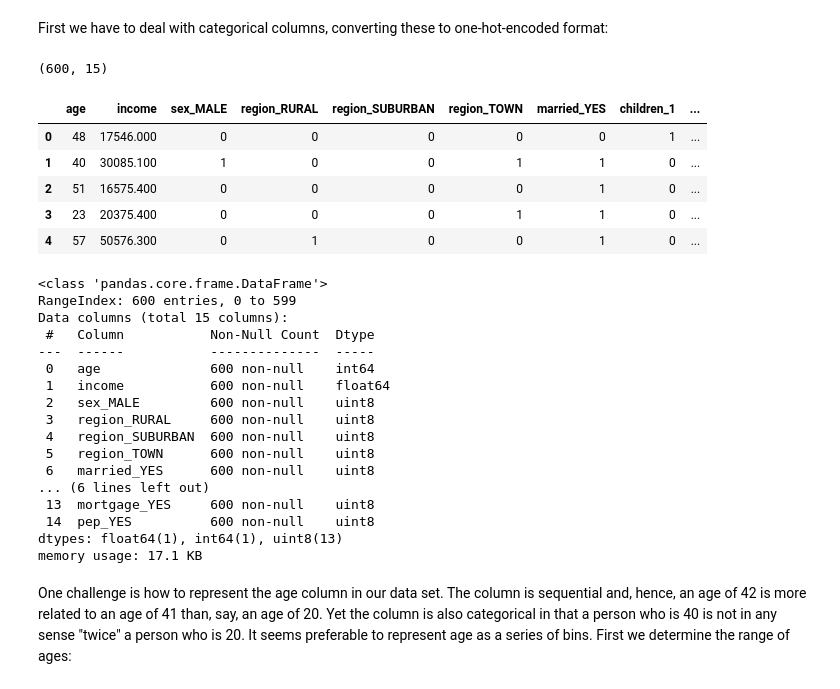
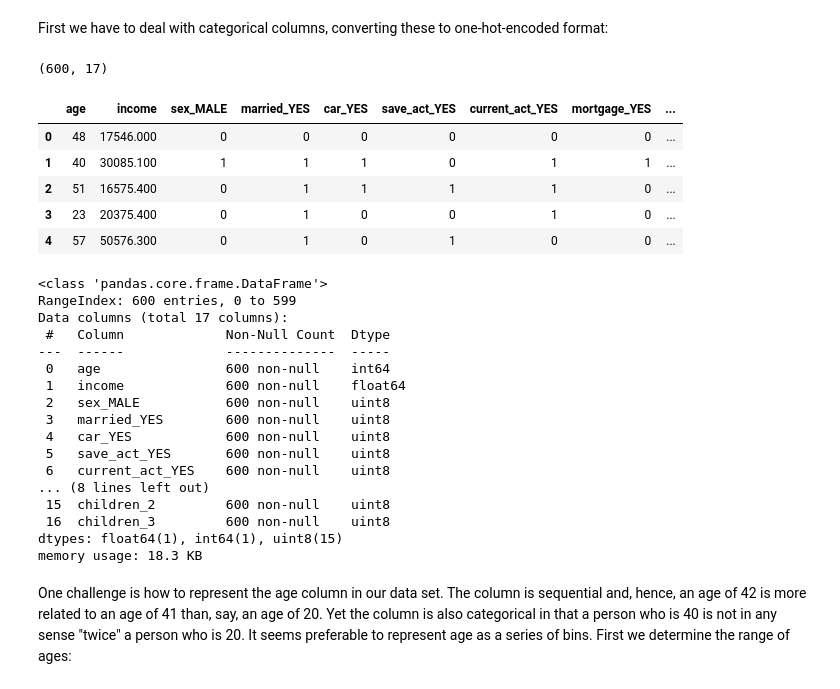
Before and after one commit to pelorenz/data-science-420, a Jupyter notebook: L06-PeterLorenz.ipynb, the cells around one changed output. Drawn from its saved outputs; the diff is of its cells as text; code cells hidden in the pictures.

```diff
--- a/L06-PeterLorenz.ipynb
+++ b/L06-PeterLorenz.ipynb
@@ -75,44 +75,47 @@ memory usage: 51.7+ KB
 # %% [markdown]
 First we have to deal with categorical columns, converting these to one-hot-encoded format:
 # %%
-# Use pandas to one-hot encode categorical variables as k-1 dummies per column
+# Use pandas to one-hot encode binary variables, excluding the inverse column
 bank_data_enc = pd.get_dummies(bank_data,
-                               columns=["sex", "region", "married", "children", "car",
-                                        "save_act", "current_act", "mortgage", "pep"
-                                       ],
+                               columns=["sex", "married", "car",
+                                        "save_act", "current_act", "mortgage", "pep"],
                                drop_first=True)
+
+# Use pandas to one-hot encode categorical variables, including one column per value
+bank_data_enc = pd.get_dummies(bank_data_enc,
+                               columns=["region", "children"])
 
 # Display shape and sample contents
 bank_data_enc.shape
 bank_data_enc.head()
 
 # Examine column types
 bank_data_enc.info()
 # %% [output]
-(600, 15)
+(600, 17)
-|  | age | income | sex_MALE | region_RURAL | region_SUBURBAN | region_TOWN | married_YES | children_1 | ... |
-| 0 | 48 | 17546.000 | 0 | 0 | 0 | 0 | 0 | 1 | ... |
-| 1 | 40 | 30085.100 | 1 | 0 | 0 | 1 | 1 | 0 | ... |
-| 2 | 51 | 16575.400 | 0 | 0 | 0 | 0 | 1 | 0 | ... |
-| 3 | 23 | 20375.400 | 0 | 0 | 0 | 1 | 1 | 0 | ... |
-| 4 | 57 | 50576.300 | 0 | 1 | 0 | 0 | 1 | 0 | ... |
+|  | age | income | sex_MALE | married_YES | car_YES | save_act_YES | current_act_YES | mortgage_YES | ... |
+| 0 | 48 | 17546.000 | 0 | 0 | 0 | 0 | 0 | 0 | ... |
+| 1 | 40 | 30085.100 | 1 | 1 | 1 | 0 | 1 | 1 | ... |
+| 2 | 51 | 16575.400 | 0 | 1 | 1 | 1 | 1 | 0 | ... |
+| 3 | 23 | 20375.400 | 0 | 1 | 0 | 0 | 1 | 0 | ... |
+| 4 | 57 | 50576.300 | 0 | 1 | 0 | 1 | 0 | 0 | ... |
 <class 'pandas.core.frame.DataFrame'>
 RangeIndex: 600 entries, 0 to 599
-Data columns (total 15 columns):
- #   Column           Non-Null Count  Dtype
----  ------           --------------  -----
- 0   age              600 non-null    int64
- 1   income           600 non-null    float64
- 2   sex_MALE         600 non-null    uint8
- 3   region_RURAL     600 non-null    uint8
- 4   region_SUBURBAN  600 non-null    uint8
- 5   region_TOWN      600 non-null    uint8
- 6   married_YES      600 non-null    uint8
-... (6 lines left out)
- 13  mortgage_YES     600 non-null    uint8
- 14  pep_YES          600 non-null    uint8
-dtypes: float64(1), int64(1), uint8(13)
-memory usage: 17.1 KB
+Data columns (total 17 columns):
+ #   Column             Non-Null Count  Dtype
+---  ------             --------------  -----
+ 0   age                600 non-null    int64
+ 1   income             600 non-null    float64
+ 2   sex_MALE           600 non-null    uint8
+ 3   married_YES        600 non-null    uint8
+ 4   car_YES            600 non-null    uint8
+ 5   save_act_YES       600 non-null    uint8
+ 6   current_act_YES    600 non-null    uint8
+... (8 lines left out)
+ 15  children_2         600 non-null    uint8
+ 16  children_3         600 non-null    uint8
+dtypes: float64(1), int64(1), uint8(15)
+memory usage: 18.3 KB
 # %% [markdown]
 One challenge is how to represent the age column in our data set. The column is sequential and, hence, an age of 42 is more related to an age of 41 than, say, an age of 20. Yet the column is also categorical in that a person who is 40 is not in any sense "twice" a person who is 20. It seems preferable to represent age as a series of bins. First we determine the range of ages:
 # %%
```
Also changed, not shown: parts of 20 cells of this notebook.
